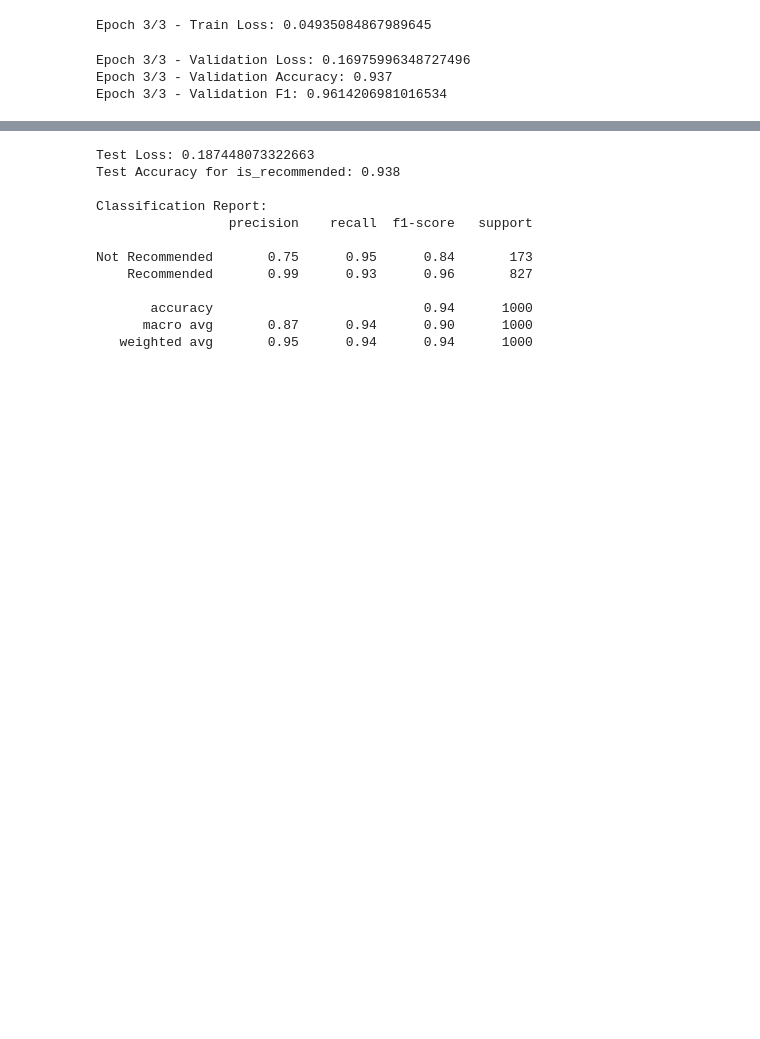
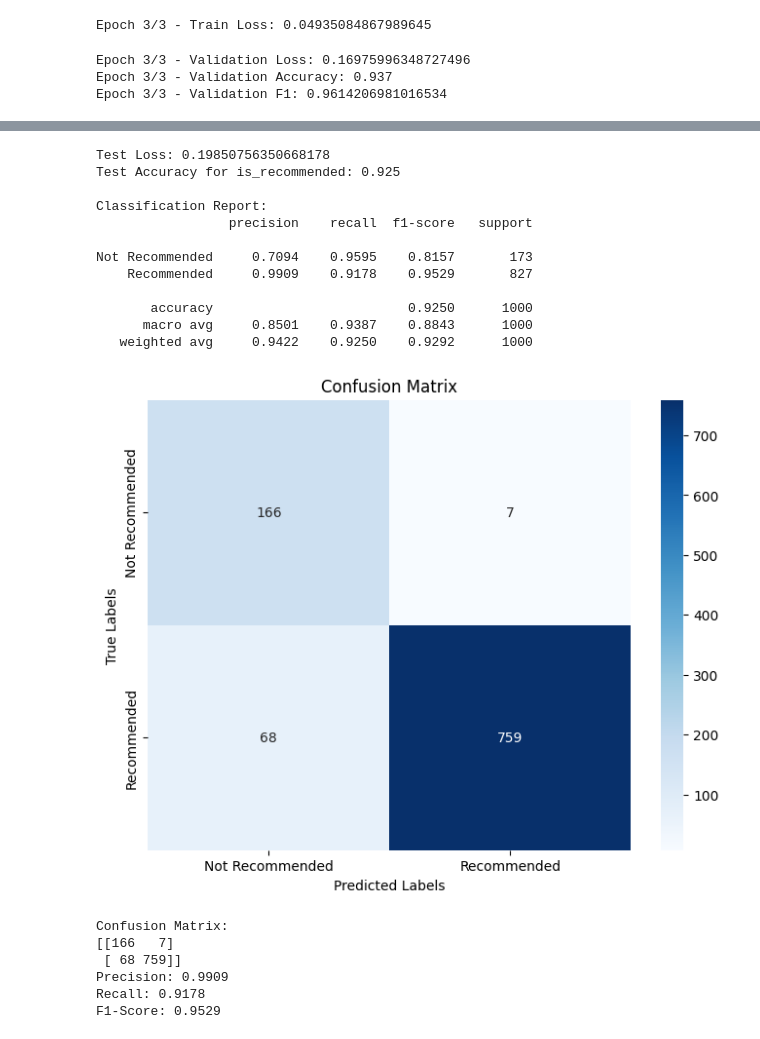
Before and after one commit to Giansimone-Coccia/BERT_Text_Classification, a Jupyter notebook: Bert.ipynb, the cells around one changed output, grey strips where cells are left out. Cells and saved outputs as stored; diff of their text form; code cells hidden in the pictures; blank space fills up the shorter version.

Commit message:
Aggiunta matrice di confusione e metriche

```diff
--- a/Bert.ipynb
+++ b/Bert.ipynb
@@ -418,0 +423,13 @@ torch.save(model, '/content/gdrive/MyDrive/Data science/Sephora/modello/BERT_v1_
+# %%
+from transformers import BertForSequenceClassification
+import torch
+
+# Inizializza il modello
+model = BERTClassificationModel()
+
+# Carica i pesi salvati
+model.load_state_dict(torch.load('/content/gdrive/MyDrive/Data science/Sephora/modello/best_model.pth'))
+
+# Metti il modello su GPU (se disponibile)
+device = torch.device("cuda" if torch.cuda.is_available() else "cpu")
+model.to(device)
@@ -419,5 +456,12 @@ torch.save(model, '/content/gdrive/MyDrive/Data science/Sephora/modello/BERT_v1_
 # %%
-from sklearn.metrics import classification_report
+from sklearn.metrics import classification_report, confusion_matrix
+import matplotlib.pyplot as plt
+import seaborn as sns
+from torch.utils.data import DataLoader, TensorDataset
+import torch.nn as nn
+
+# Definisci la funzione di perdita per la classificazione
+classification_loss_fn = nn.CrossEntropyLoss()
 
 # Creare il DataLoader per il test set (solo con 'is_recommended')
 test_data = TensorDataset(test_inputs, test_masks, test_recommendations)
@@ -445,38 +489,67 @@ def evaluate_model(model, test_dataloader):
 
             # Calcola la perdita per la classificazione
             class_loss = classification_loss_fn(class_preds.view(-1, 2), recommendations)
             total_test_loss += class_loss.item()
 
             # Calcola accuratezza per classificazione
             preds_class = torch.argmax(class_preds, dim=1)
             correct_classifications += (preds_class == recommendations).sum().item()
             total_classifications += len(recommendations)
 
             # Salva i risultati per le metriche
             all_recommendations.extend(recommendations.cpu().numpy())
             all_class_preds.extend(preds_class.cpu().numpy())
 
     # Calcola metrica per classificazione
     accuracy = correct_classifications / total_classifications
     print(f"Test Loss: {total_test_loss / len(test_dataloader)}")
     print(f"Test Accuracy for is_recommended: {accuracy}")
 
     # Report per classificazione
     print("\nClassification Report:")
-    print(classification_report(all_recommendations, all_class_preds, target_names=["Not Recommended", "Recommended"]))
+    report = classification_report(
+        all_recommendations, all_class_preds, target_names=["Not Recommended", "Recommended"], digits=4
+    )
+    print(report)
+
+    # Matrice di confusione
+    conf_matrix = confusion_matrix(all_recommendations, all_class_preds)
+    plt.figure(figsize=(8, 6))
+    sns.heatmap(conf_matrix, annot=True, fmt='d', cmap='Blues', xticklabels=["Not Recommended", "Recommended"], yticklabels=["Not Recommended", "Recommended"])
+    plt.xlabel('Predicted Labels')
+    plt.ylabel('True Labels')
+    plt.title('Confusion Matrix')
+    plt.show()
+
+    # Metriche principali
+    print(f"Confusion Matrix:\n{conf_matrix}")
+    precision = conf_matrix[1, 1] / (conf_matrix[1, 1] + conf_matrix[0, 1]) if (conf_matrix[1, 1] + conf_matrix[0, 1]) > 0 else 0
+    recall = conf_matrix[1, 1] / (conf_matrix[1, 1] + conf_matrix[1, 0]) if (conf_matrix[1, 1] + conf_matrix[1, 0]) > 0 else 0
+    f1_score = 2 * (precision * recall) / (precision + recall) if (precision + recall) > 0 else 0
+
+    print(f"Precision: {precision:.4f}")
+    print(f"Recall: {recall:.4f}")
+    print(f"F1-Score: {f1_score:.4f}")
 
 # Chiamata alla funzione
 evaluate_model(model, test_dataloader)
 # %% [output]
-Test Loss: 0.187448073322663
-Test Accuracy for is_recommended: 0.938
+Test Loss: 0.19850756350668178
+Test Accuracy for is_recommended: 0.925
 
 Classification Report:
                  precision    recall  f1-score   support
 
-Not Recommended       0.75      0.95      0.84       173
-    Recommended       0.99      0.93      0.96       827
+Not Recommended     0.7094    0.9595    0.8157       173
+    Recommended     0.9909    0.9178    0.9529       827
 
-       accuracy                           0.94      1000
-      macro avg       0.87      0.94      0.90      1000
-   weighted avg       0.95      0.94      0.94      1000
+       accuracy                         0.9250      1000
+      macro avg     0.8501    0.9387    0.8843      1000
+   weighted avg     0.9422    0.9250    0.9292      1000
+[figure, added]
+Confusion Matrix:
+[[166   7]
+ [ 68 759]]
+Precision: 0.9909
+Recall: 0.9178
+F1-Score: 0.9529
```
Also changed, not shown: parts of 3 cells of this notebook.
